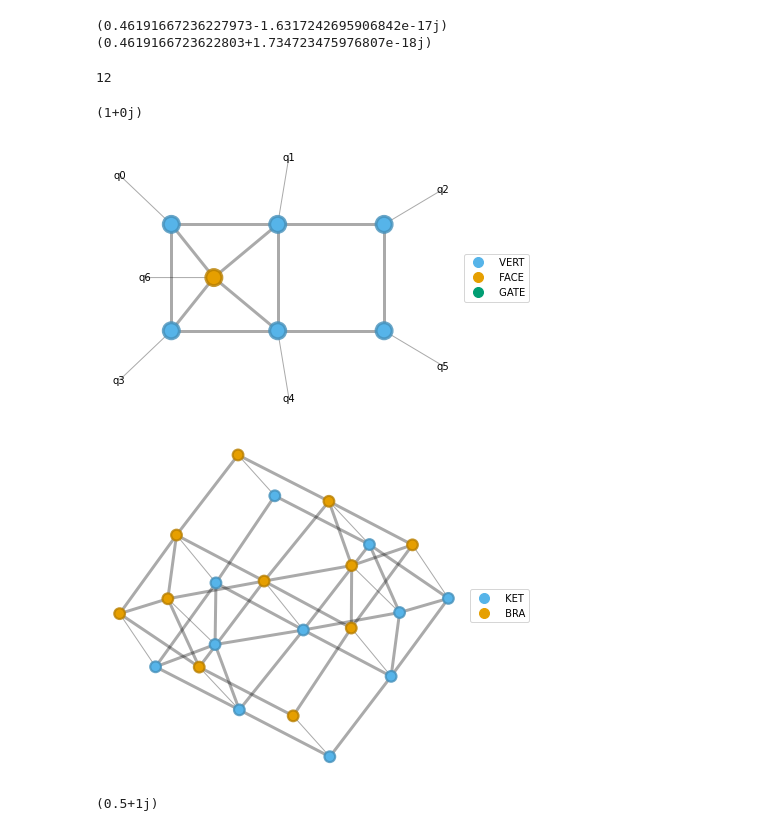
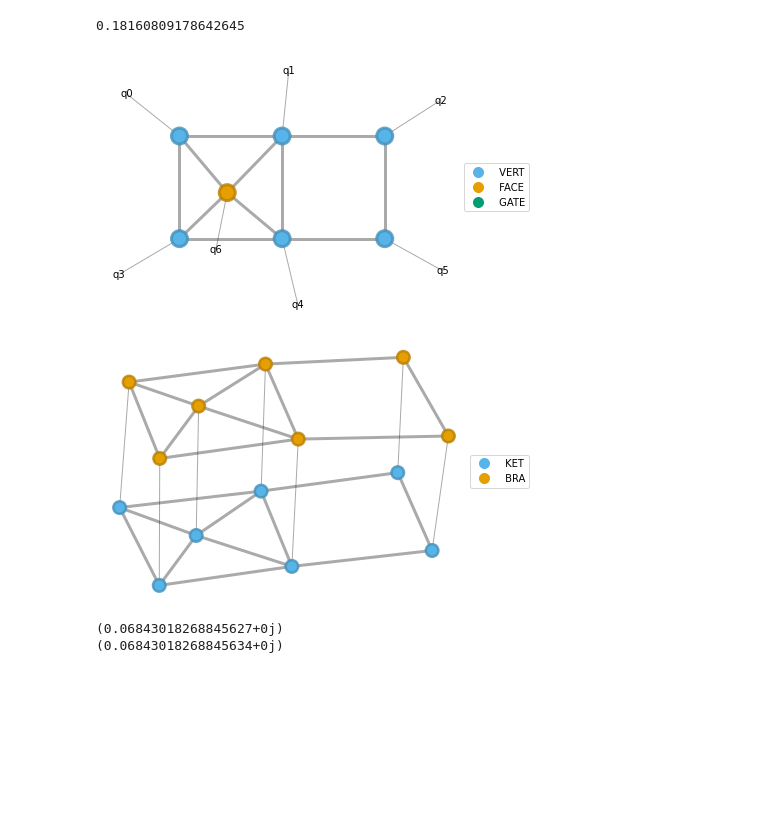
Before and after one commit to gabrielwoolls/fermion-encoding, a Jupyter notebook: tntesting.ipynb, the cells around one changed output. Cells and saved outputs as stored; diff of their text form; code cells hidden in the pictures; blank space fills up the shorter version.

Commit message:
Combine all terms in Ham into two/three-site gates

```diff
--- a/tntesting.ipynb
+++ b/tntesting.ipynb
@@ -7,44 +7,39 @@ from importlib import reload
 import qubitTN as beeky
 from autoray import reshape
 import spinlessQubit as sq
-# %%
-reload(beeky)
-LX,LY = 2,3
-T_PARAM = 1
-V_PARAM = 2
-MU_PARAM = 0.5
-
-vtn = beeky.MyQubitTN(Lx=LX, Ly=LY, chi=8)
-
-sql = sq.SpinlessQubitLattice(Lx=LX,Ly=LY)
-sql.make_simulator_ham(t=T_PARAM, V=V_PARAM, mu=MU_PARAM)
-Hsim = sql.ham_sim()
-
-print(vtn.compute_energy(T_PARAM,V_PARAM,MU_PARAM))
-
-psi_d = vtn.to_dense()
-print((psi_d.H @ Hsim @ psi_d).item())
-# %% [output]
-(0.46191667236227973-1.6317242695906842e-17j)
-(0.4619166723622803+1.734723475976807e-18j)
-# %%
-qs = [[2,2,5],[1,1,1]]
-np.sum(qs)
-# %% [output]
-12
 # %%
-vtn.graph_psi()
+qenet.graph_psi()
+norm=qenet.make_norm_tensor()
 print(norm^all)
-norm.graph(color=['KET','BRA'])
+norm.graph(color=['KET','BRA'],show_tags=0)
 # %% [output]
-(1+0j)
+0.18160809178642645
-[figure, old version]
+[figure, new version]
-[figure, old version]
+[figure, new version]
 # %%
 # X,Y,Z = (qu.pauli(mu) for mu in ['x','y','z'])
+# bra = vtn._psi.H
+
 bra = vtn._psi.H
-G = 0.5*sum(X&X, Y&Y)
-G_ket = vtn.apply_gate(vtn._psi, G, where=(0,1))
+
+nop = qu.qu([[0, 0], [0, 1]])
+G2 = nop&nop
+G3 = ((X&X&X)+(Y&Y&X))
+
+g2 = (bra|vtn.apply_gate(vtn._psi,G2,where=(0,1)))^all
+g3 = (bra|vtn.apply_gate(vtn._psi,G3,where=(0,1,6)))^all
+
+print(g2+g3)
+
+GT = G3 + (G2&qu.eye(2))
+gt = (bra|vtn.apply_gate(vtn._psi,GT,where=(0,1,6)))^all
+
+print(gt)
+
+
+
+# G_ket = vtn.apply_gate(vtn._psi, G, where=(0,1))
 # vtn.compute_hop_expecs()
 # %% [output]
-(0.5+1j)
+(0.06843018268845627+0j)
+(0.06843018268845634+0j)
```
Also changed, not shown: parts of 1 cell of this notebook, 3 other files.
